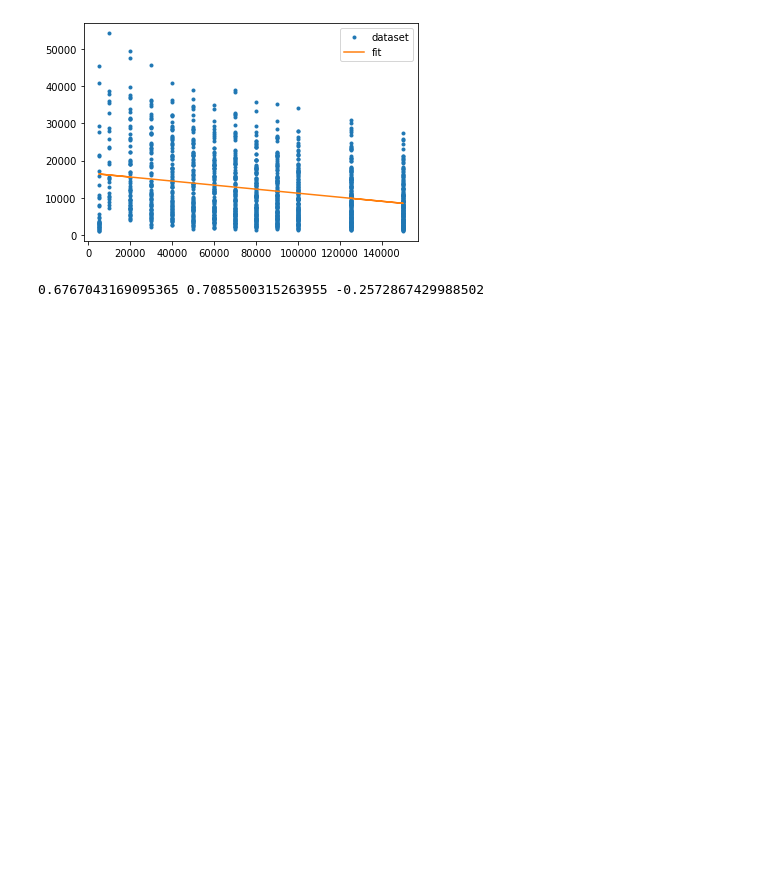
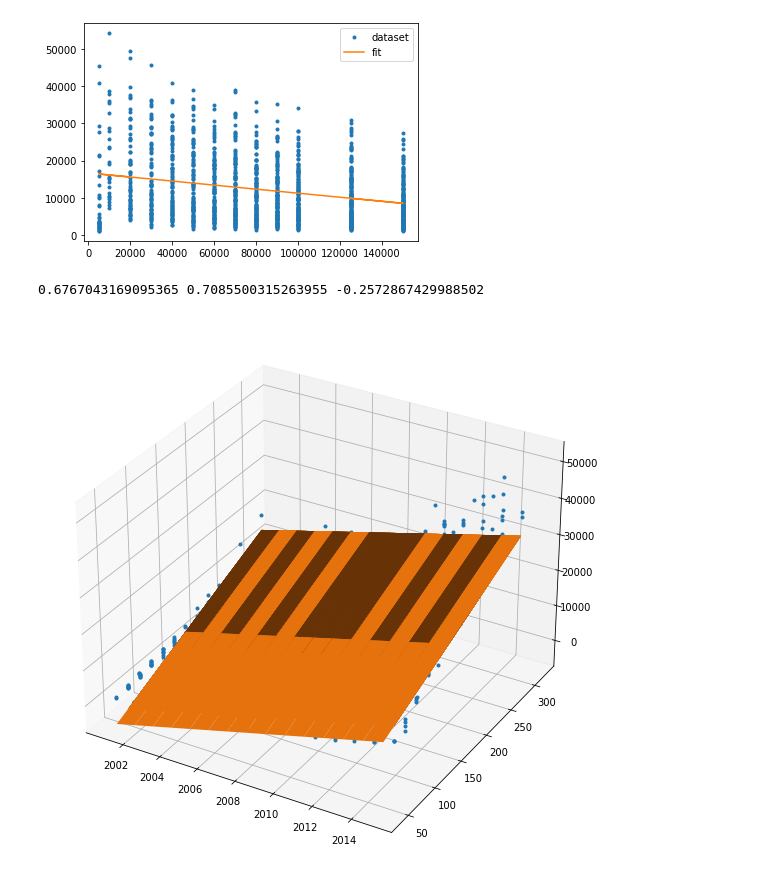
Before and after one commit to amedeo-giuliani/machine-learning, a Jupyter notebook: Intro_Lab/Lab 0 assignment.ipynb, the cells around one changed output. Saved outputs shown, nothing was run; the diff lists cells and outputs as text; code cells hidden in the pictures; blank space fills up the shorter version.

```diff
--- a/Intro_Lab/Lab 0 assignment.ipynb
+++ b/Intro_Lab/Lab 0 assignment.ipynb
@@ -111,23 +111,25 @@ print(rvalue1,rvalue2,rvalue3)
 # %%
 # (Optional) 2D linear regression with linear model (estimate price from year and power)
 
 import pandas as pd
 from matplotlib.ticker import MaxNLocator
 
 dataset = pd.read_csv(filename)
 #display(dataset)
 year_power = dataset[['year','powerPS']].to_numpy()
 price = dataset['avgPrice'].to_numpy()
 linreg = linear_model.LinearRegression()
 linreg.fit(year_power,price)
 slopes = linreg.coef_
 X,Y = np.meshgrid(year_power[:,0],year_power[:,1])
 fit = linreg.intercept_+slopes[0]*X+slopes[1]*Y
 
-plt.rcParams["figure.figsize"]=(20,20)
+plt.rcParams["figure.figsize"]=(10,10)
 fig = plt.figure()
 ax = fig.add_subplot(projection='3d')
 ax.xaxis.set_major_locator(MaxNLocator(integer=True))
 ax.plot(year_power[:,0],year_power[:,1],price,'.',label='dataset')
 ax.plot_surface(X,Y,fit,label='fit')
 plt.savefig('linreg_pricefromyearpower.jpg',dpi=480)
+# %% [output]
+[figure, added]
```
Also changed, not shown: 1 other file.
